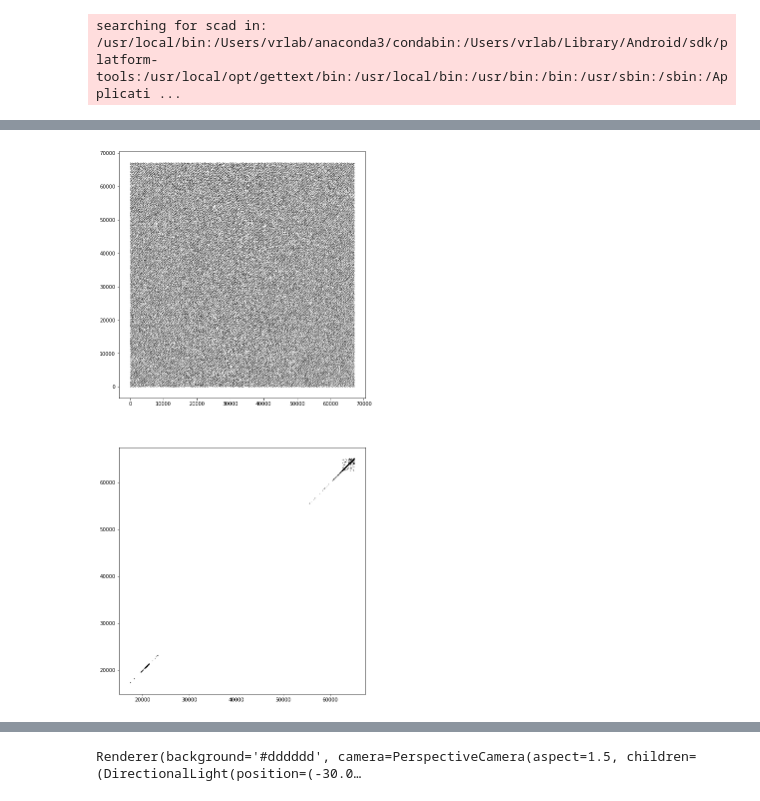
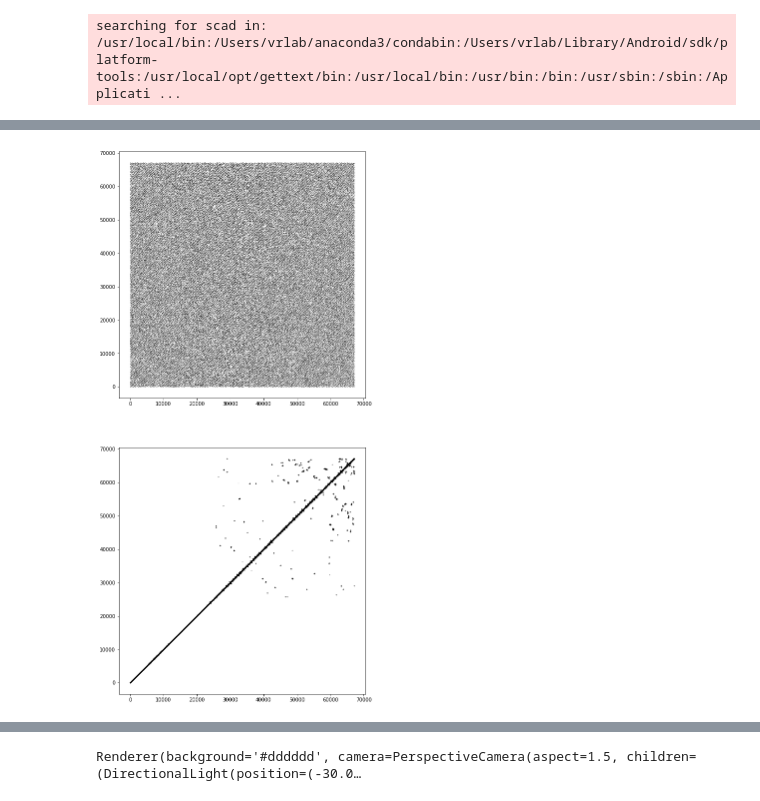
Before and after one commit to peihaowang/GCN3DSegment, a Jupyter notebook: code/experiments/mesh_coarsening.ipynb, the cells around one changed output, grey strips where cells are left out. Saved outputs shown, nothing was run; the diff lists cells and outputs as text; code cells hidden in the pictures.

Commit message:
mesh coarsening experiments

```diff
--- a/code/experiments/mesh_coarsening.ipynb
+++ b/code/experiments/mesh_coarsening.ipynb
@@ -12,7 +18,9 @@ from mesh_visualization import *
 # %% [output]
 searching for scad in: /usr/local/bin:/Users/vrlab/anaconda3/condabin:/Users/vrlab/Library/Android/sdk/platform-tools:/usr/local/opt/gettext/bin:/usr/local/bin:/usr/bin:/bin:/usr/sbin:/sbin:/Applicati ...
 # %%
-m = trimesh.load("../smallDome/f_c_10412256613/f_c_10412256613_model.obj")
+m = load_obj_ex("../trainDome/f_c_10412256613/f_c_10412256613_model.obj", raw_mesh=True)
 # %%
 adjacent_mat = m.edges_sparse
-graphs, perm = coarsening.coarsen(adjacent_mat, 10, self_connections=False)
+levels = 20
+graphs, _, perm_mats = coarsening.metis(adjacent_mat, levels)
+# graphs, perms, perm_mats = coarsening.coarsen(adjacent_mat, 10, self_connections=False)
@@ -31,19 +61,33 @@ Layer 10: M_10 = |V| = 2035 nodes (0 added),|E| = 60 edges
 # %%
 plt.gcf().set_figheight(20.0)
 plt.gcf().set_figwidth(20.0)
 
 plt.subplot(2, 1, 1, aspect='equal')
-adjacent_mat.setdiag(0)
-adjacent_mat.eliminate_zeros()
+adjacent_mat = m.edges_sparse
 coo = adjacent_mat.tocoo()
 plt.plot(coo.col, coo.row, 'o', color='black', ms=0.1)
 
 plt.subplot(2, 1, 2, aspect='equal')
-coo = graphs[5].tocoo()
+coo = graphs[0].tocoo()
+
+# Eliminate empty rows and columns
+reorder = np.argsort(coo.row)
+row = coo.row[reorder]
+col = coo.col[reorder]
+data = coo.data
+uni_row, inv_row = np.unique(row, return_inverse=True)
+uni_col, inv_col = np.unique(col, return_inverse=True)
+M = uni_row.shape[0]
+reindex = np.arange(M)
+align = np.searchsorted(uni_row, uni_col, side='left')
+row = reindex[inv_row]
+col = reindex[align][inv_col]
+coo = scipy.sparse.coo_matrix((data, (row, col)), shape=(M, M), dtype=np.float32)
+
 plt.plot(coo.col, coo.row, 'o', color='black', ms=0.1)
 plt.show()
 # %% [output]
-[figure, old version]
+[figure, new version]
 # %%
 import numpy as np
 import collections
```
Also changed, not shown: parts of 3 cells of this notebook, 3 other files.
